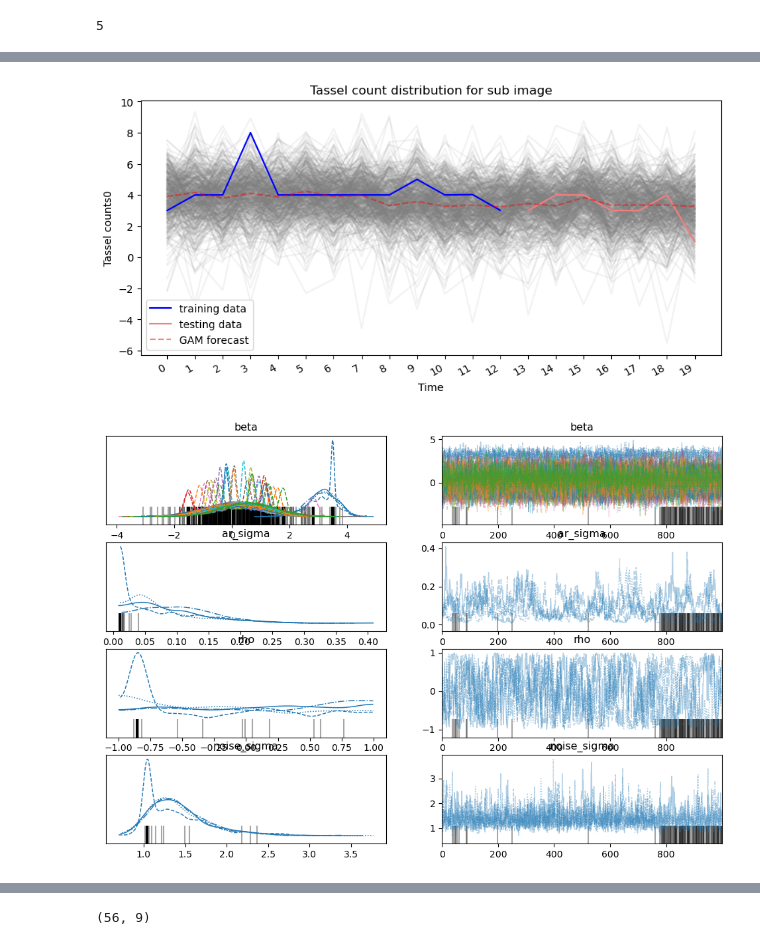
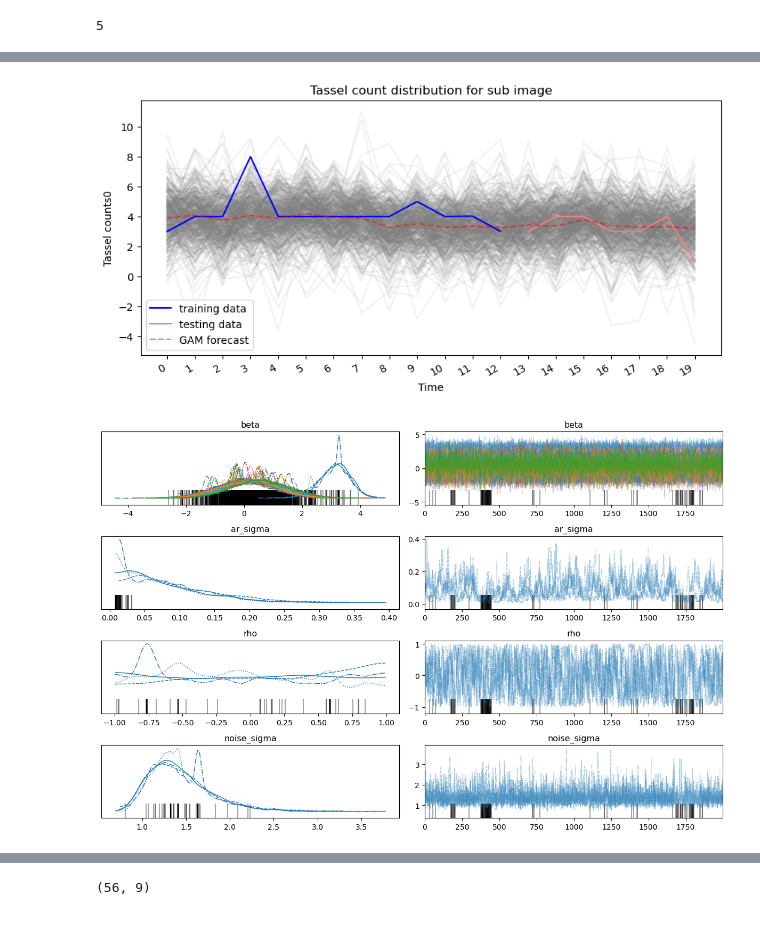
Before and after one commit to Gayara-Fernando/Bayes_for_TN, a Jupyter notebook: 5_BTS_implementation.ipynb, the cells around one changed output, grey strips where cells are left out. Saved outputs shown, nothing was run; the diff lists cells and outputs as text; code cells hidden in the pictures.

Commit message:
Adding the code for reconstructing the trace plots

```diff
--- a/5_BTS_implementation.ipynb
+++ b/5_BTS_implementation.ipynb
@@ -340,7 +346,7 @@ test_counts = test_counts.astype("float32")
 %%time
 # The mcmc with nuts sample happens below
 mcmc_samples_bts, sampler_stats_bts = run_mcmc(
-    1000, gam_with_latent_ar, n_chains=4, num_adaptation_steps=1000,
+    2000, gam_with_latent_ar, n_chains=4, num_adaptation_steps=1000,
     seed=tf.constant([36245, 734565], dtype=tf.int32),
     observed=train_counts.T)
 # %% [output]
@@ -411,24 +422,26 @@ plt.xticks(np.arange(20))
 plt.legend()
 plt.show()
 # %% [output]
-[figure, old version]
+[figure, new version]
 # %%
 # Let's also get the posterior plots
 nuts_trace_ar_latent = az.from_dict(
     posterior={
         k:np.swapaxes(v.numpy(), 1, 0)
         for k, v in mcmc_samples_bts._asdict().items()},
     sample_stats={
         k:np.swapaxes(sampler_stats_bts[k], 1, 0)
         for k in ["target_log_prob", "diverging", "accept_ratio", "n_steps"]}
 )
 
 axes = az.plot_trace(
     nuts_trace_ar_latent,
     var_names=['beta', 'ar_sigma', 'rho', 'noise_sigma'],
     compact=True);
+
+plt.tight_layout()
 # %% [output]
-[figure, old version]
+[figure, new version]
 # %%
 # posterior parameter summary
 parameter_summary = az.summary(nuts_trace_ar_latent)
```
Also changed, not shown: parts of 19 cells of this notebook.
